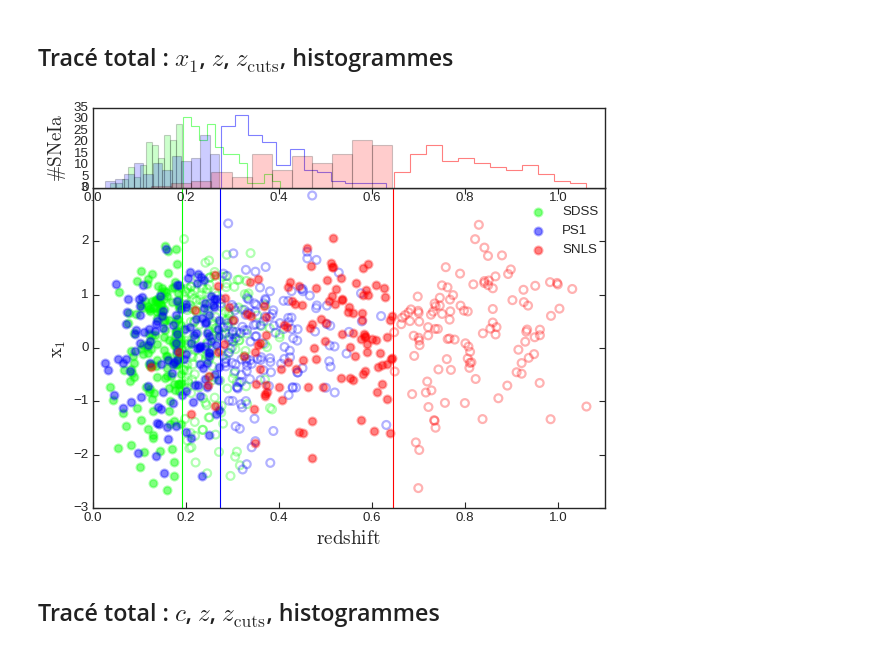
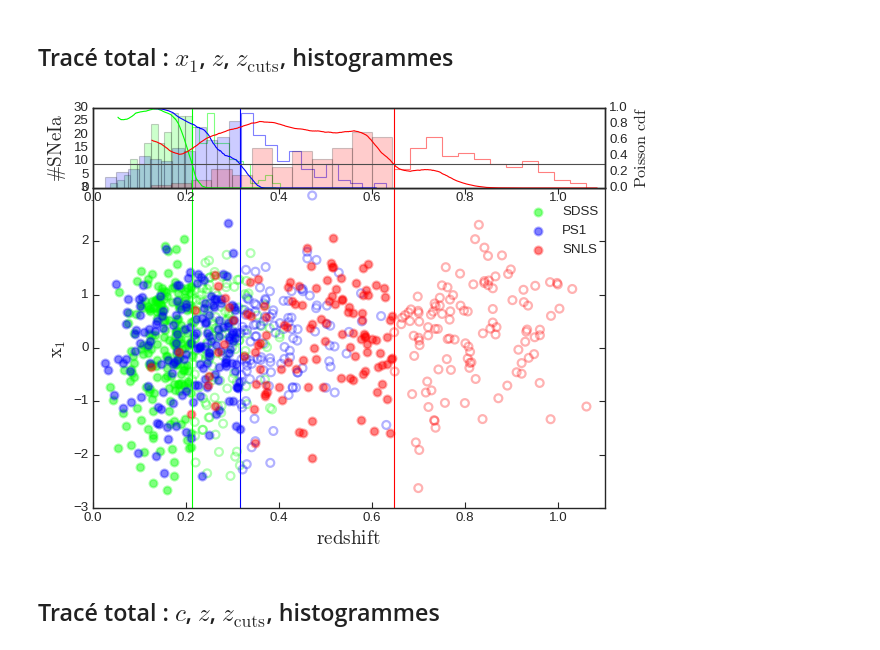
Before and after one commit to Nora-n/variaIa, a Jupyter notebook: notebooks/plots_simple.ipynb, the cells around one changed output. Cells and saved outputs as stored; diff of their text form; code cells hidden in the pictures.

```diff
--- a/notebooks/plots_simple.ipynb
+++ b/notebooks/plots_simple.ipynb
@@ -229,25 +249,3 @@ for survey in surveys:
-# %%
-zmin_cuts = dict()
-z_zmincuts = dict()
-x1_zmincuts = dict()
-x1_err_zmincuts = dict()
-c_zmincuts = dict()
-c_err_zmincuts = dict()
-
-for survey in surveys[1:]:
-    zmin_cuts[survey] = np.where(surv[survey].zCMB.values > zmax[survey])
-    z_zmincuts[survey] = surv[survey].zCMB.values[zmin_cuts[survey]]
-    x1_zmincuts[survey] = surv[survey].x1.values[zmin_cuts[survey]]
-    x1_err_zmincuts[survey] = surv[survey].x1ERR.values[zmin_cuts[survey]]
-    c_zmincuts[survey] = surv[survey].c.values[zmin_cuts[survey]]
-    c_err_zmincuts[survey] = surv[survey].cERR.values[zmin_cuts[survey]]
-
-zmin_cuts['SNF'] = np.where(surv['SNF']['host.zcmb'].values > zmax['SNF'])
-z_zmincuts['SNF'] = surv['SNF']['host.zcmb'].values[zmin_cuts['SNF']]
-x1_zmincuts['SNF'] = surv['SNF']['salt2.X1'].values[zmin_cuts['SNF']]
-x1_err_zmincuts['SNF'] = surv['SNF']['salt2.X1.err'].values[zmin_cuts['SNF']]
-c_zmincuts['SNF'] = surv['SNF']['salt2.Color'].values[zmin_cuts['SNF']]
-c_err_zmincuts['SNF'] = surv['SNF']['salt2.Color.err'].values[zmin_cuts['SNF']]
 # %% [markdown]
 ## Tracé du stretch de l'échantillon choisi, coupé à zmax
 # %%
@@ -419,7 +433,7 @@ alpha5colors = {'SDSS': (0,1,0,.5),
 fig = plt.figure(figsize=[8, 5])
 ax = fig.add_axes([0.1, 0.12, 0.8, 0.8])
 ax2 = fig.add_axes([0.1, 0.92, 0.8, 0.2])
-#ax3 = ax2.twinx()
+ax3 = ax2.twinx()
 
 prop = dict(marker="o", ms=10, ecolor="0.3", lw=2, mew=1, mec="0.5", zorder=5)
 
@@ -435,46 +449,46 @@ for survey in surveys[1:-1]:
                marker="o", s=50, lw=2,
                edgecolor=alpha3colors[survey],
                facecolor="None")
-    ax.vline(zmax[survey],
+    ax.vline(z_max[survey][1],
              color=colors[survey])
 
     ax2.hist(z_zcuts[survey], bins = nb_x.value,
              color = colors[survey], alpha = .2)
     ax2.hist(z_zmincuts[survey], bins = nb_x.value,
              color = colors[survey], alpha = .5, histtype='step')
 
-#    ax3.plot(z_lins[survey],
-#             meds[survey],
-#             color=colors[survey])
-#    ax3.vline(zmax[survey],
-#              color=colors[survey], lw=1.0)
-#
-#ax3.hline(0.3, color="0.3", lw=1.0)
+    ax3.plot(z_lins[survey],
+             meds[survey],
+             color=colors[survey])
+    ax3.vline(z_max[survey][1],
+              color=colors[survey], lw=1.0)
+
+ax3.hline(0.3, color="0.3", lw=1.0)
 
 
 ax.tick_params(direction = 'in',
                length = 5, width = 1,
                labelsize = 12,
                top = True, right = True)
 
 ax.set_xlim(0, 1.1)
 ax.set_ylim(-3, 3)
 ax.set_xlabel(r"$\mathrm{redshift}$ ", fontsize="x-large")
 ax.set_ylabel(r"$\mathrm{x}_1$ ", fontsize="x-large")
 
 ax2.set_xlim(0, 1.1)
 ax2.set_ylabel(r"$\mathrm{\# SNe Ia}$ ", fontsize="x-large")
 
-#ax3.set_ylim(0, 1.0)
-#ax3.set_ylabel(r'$\mathrm{Poisson\,\,cdf}$', fontsize='large')
+ax3.set_ylim(0, 1.0)
+ax3.set_ylabel(r'$\mathrm{Poisson\,\,cdf}$', fontsize='large')
 
 ax.legend(ncol=1, loc='lower left', fontsize='medium',
           bbox_to_anchor=(0.82, 0.75))
 
 fig=plt.gcf()
 #fig.savefig('/home/nora/Documents/Thèse/Images/surveys_cuts_x.pdf', bbox_inches='tight')
 # %% [output]
-[figure, old version]
+[figure, new version]
 # %% [markdown]
 ## Tracé total : $c$, $z$, $z_{\mathrm{cuts}}$, histogrammes
 # %%
```
Also changed, not shown: parts of 26 cells of this notebook, 11 other files.
